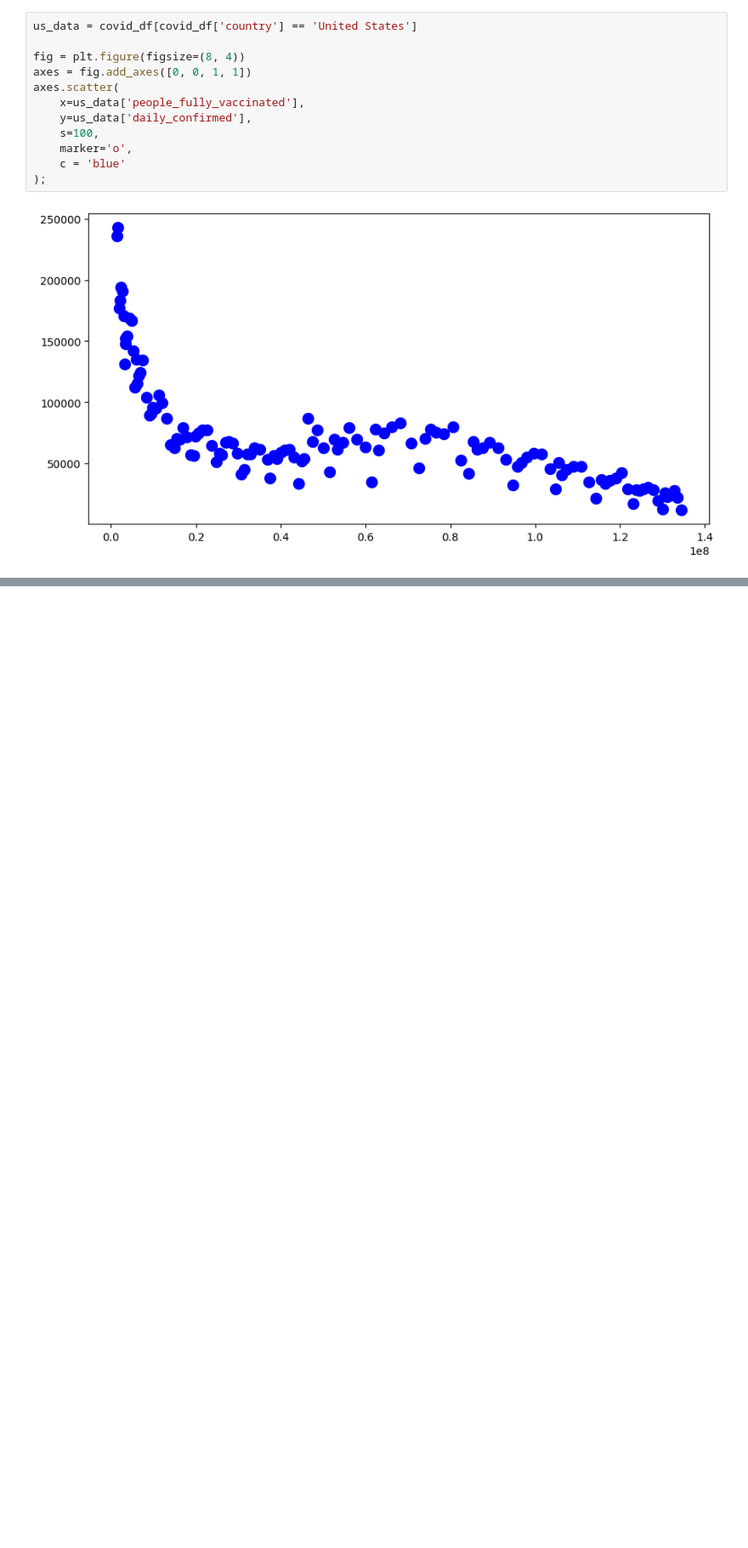
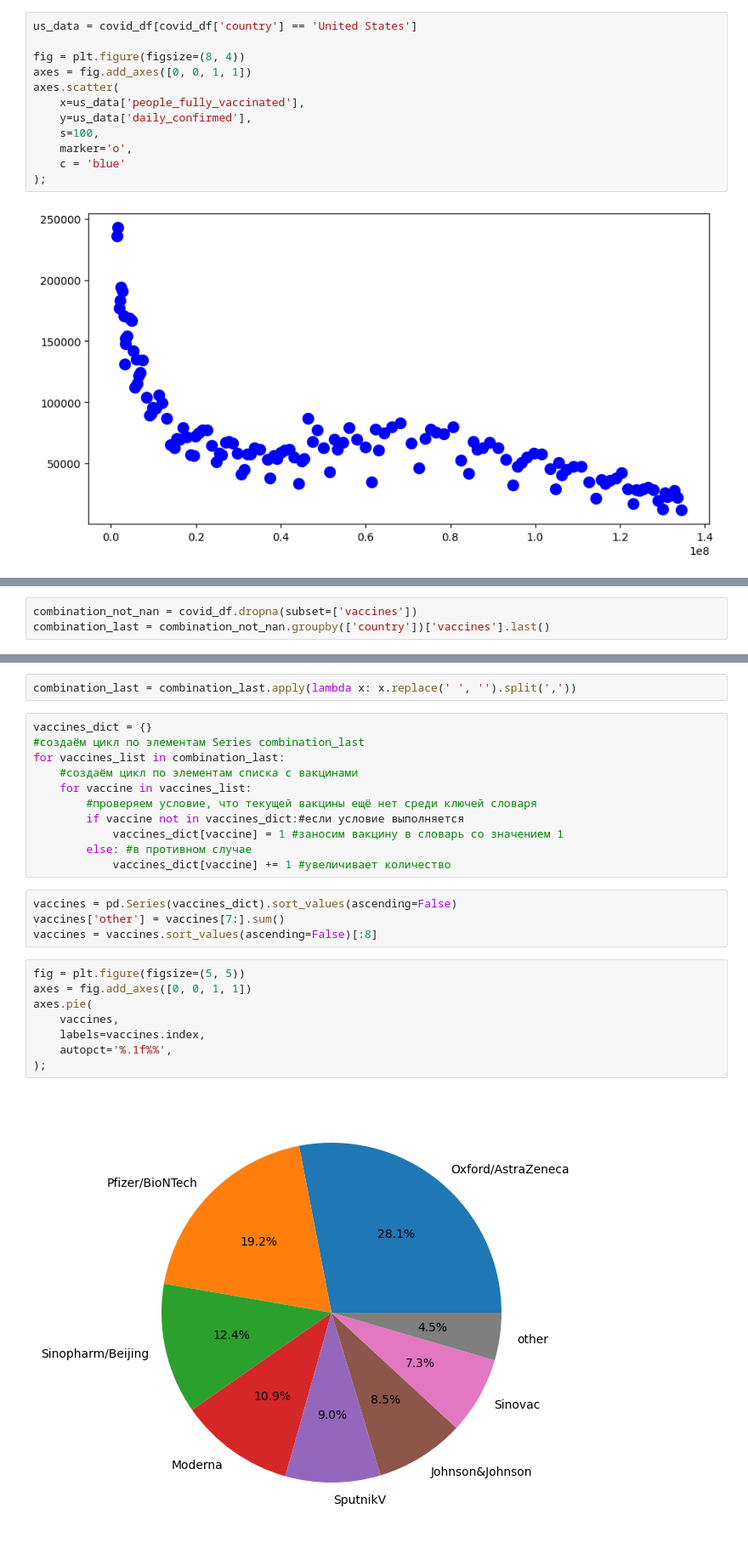
Before and after one commit to Coasting-Now/SF_Pandas, a Jupyter notebook: SF_Pandas/SF_PY_Visualization_covid/vis_cov.ipynb, the cells around one changed output, grey strips where cells are left out. Shown: that part at 85% size. Drawn from its saved outputs; the diff is of its cells as text; blank space fills up the shorter version.

```diff
--- a/SF_Pandas/SF_PY_Visualization_covid/vis_cov.ipynb
+++ b/SF_Pandas/SF_PY_Visualization_covid/vis_cov.ipynb
@@ -232,0 +245,3 @@ axes.scatter(
+# %%
+combination_not_nan = covid_df.dropna(subset=['vaccines'])
+combination_last = combination_not_nan.groupby(['country'])['vaccines'].last()
@@ -232,0 +264,27 @@ axes.scatter(
+# %%
+combination_last = combination_last.apply(lambda x: x.replace(' ', '').split(','))
+# %%
+vaccines_dict = {}
+#создаём цикл по элементам Series combination_last
+for vaccines_list in combination_last:
+    #создаём цикл по элементам списка с вакцинами
+    for vaccine in vaccines_list:
+        #проверяем условие, что текущей вакцины ещё нет среди ключей словаря
+        if vaccine not in vaccines_dict:#если условие выполняется
+            vaccines_dict[vaccine] = 1 #заносим вакцину в словарь со значением 1
+        else: #в противном случае
+            vaccines_dict[vaccine] += 1 #увеличивает количество
+# %%
+vaccines = pd.Series(vaccines_dict).sort_values(ascending=False)
+vaccines['other'] = vaccines[7:].sum()
+vaccines = vaccines.sort_values(ascending=False)[:8]
+# %%
+fig = plt.figure(figsize=(5, 5))
+axes = fig.add_axes([0, 0, 1, 1])
+axes.pie(
+    vaccines,
+    labels=vaccines.index,
+    autopct='%.1f%%',
+);
+# %% [output]
+[figure, added]
```
Also changed, not shown: parts of 2 cells of this notebook.
